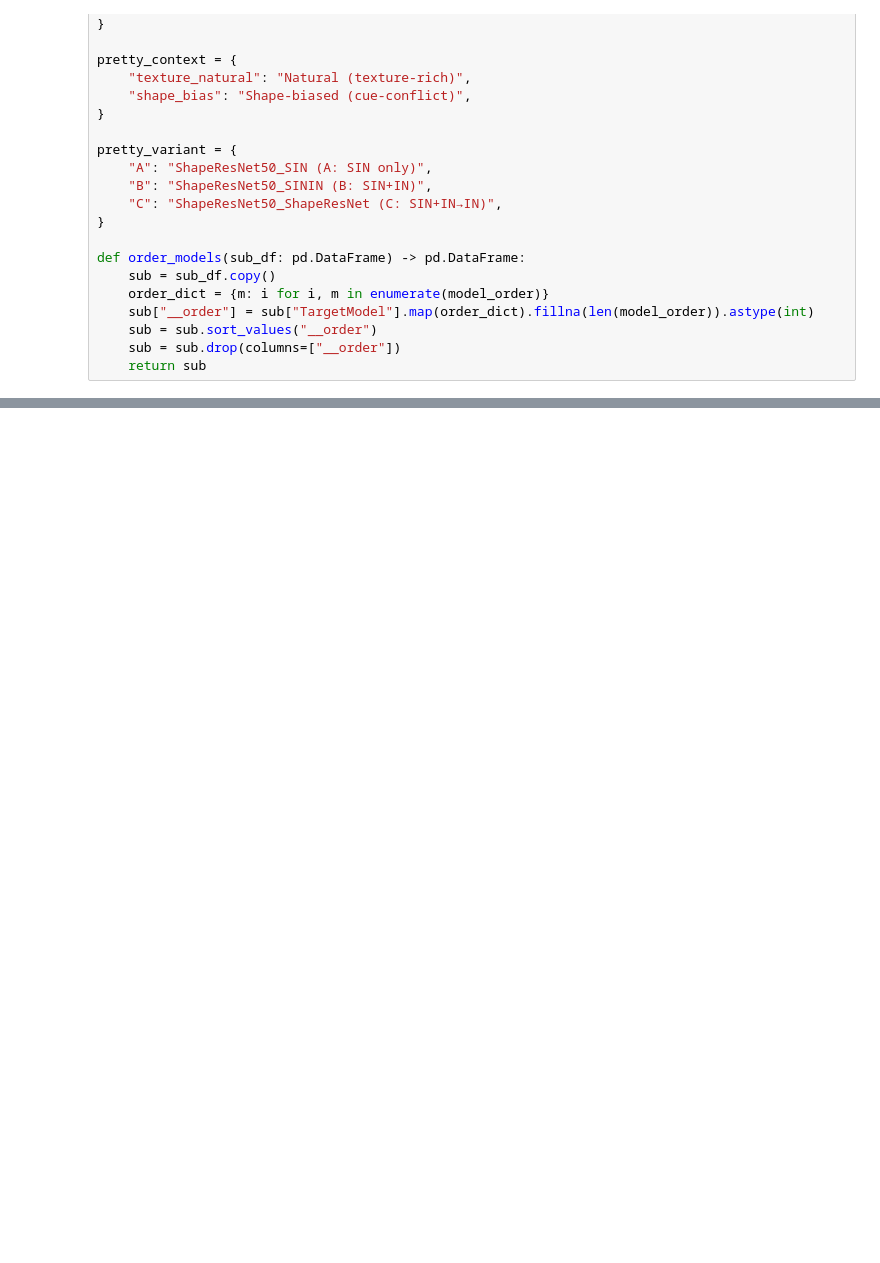
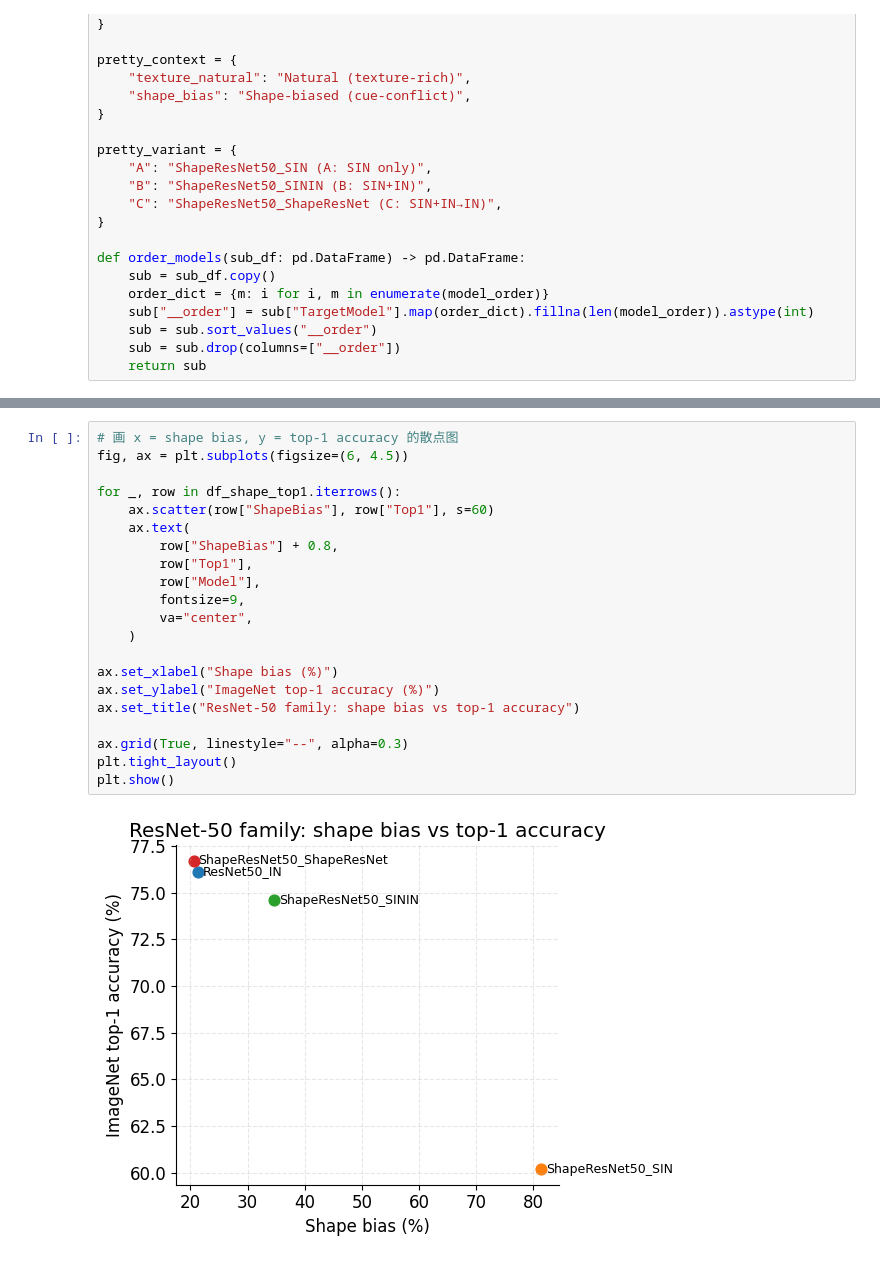
Before and after one commit to youlei202/ISQED, a Jupyter notebook: notebooks/12_shape_bias_texture_separated.ipynb, the cells around one changed output, grey strips where cells are left out. Cells and saved outputs as stored; diff of their text form; blank space fills up the shorter version.

```diff
--- a/notebooks/12_shape_bias_texture_separated.ipynb
+++ b/notebooks/12_shape_bias_texture_separated.ipynb
@@ -290,0 +331,23 @@ summary.head(20)
+# %%
+# 画 x = shape bias, y = top-1 accuracy 的散点图
+fig, ax = plt.subplots(figsize=(6, 4.5))
+
+for _, row in df_shape_top1.iterrows():
+    ax.scatter(row["ShapeBias"], row["Top1"], s=60)
+    ax.text(
+        row["ShapeBias"] + 0.8,
+        row["Top1"],
+        row["Model"],
+        fontsize=9,
+        va="center",
+    )
+
+ax.set_xlabel("Shape bias (%)")
+ax.set_ylabel("ImageNet top-1 accuracy (%)")
+ax.set_title("ResNet-50 family: shape bias vs top-1 accuracy")
+
+ax.grid(True, linestyle="--", alpha=0.3)
+plt.tight_layout()
+plt.show()
+# %% [output]
+[figure, added]
```
Also changed, not shown: parts of 11 cells of this notebook, 1 other file.
